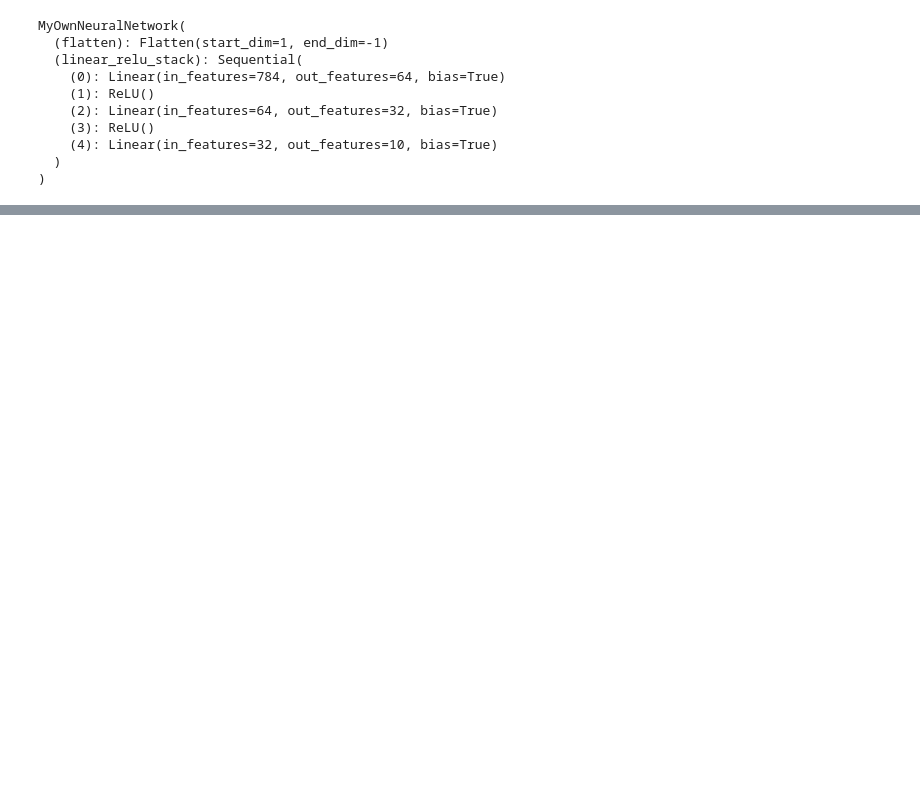
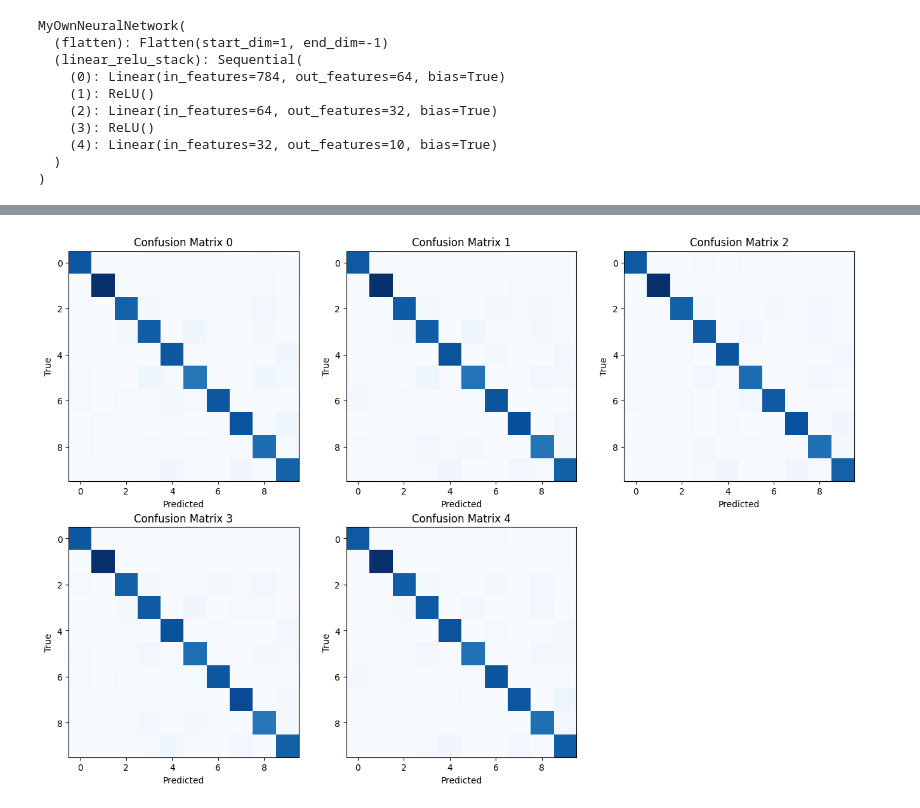
Before and after one commit to EthanSchmitt7/turbanet-capstone, a Jupyter notebook: comparisons/mnist/mnist.ipynb, the cells around one changed output, grey strips where cells are left out. Saved outputs shown, nothing was run; the diff lists cells and outputs as text; code cells hidden in the pictures; blank space fills up the shorter version.

```diff
--- a/comparisons/mnist/mnist.ipynb
+++ b/comparisons/mnist/mnist.ipynb
@@ -602,0 +734,24 @@ plt.show()
+# %%
+# Subplot of predictions vs ground truth (x by x)
+fig = plt.figure(figsize=(16, 16))
+
+# Shared axes
+for i in range(SWARM_SIZE):
+    ax = fig.add_subplot(
+        int(np.ceil(np.sqrt(SWARM_SIZE))), int(np.ceil(np.sqrt(SWARM_SIZE))), i + 1
+    )
+
+    # Confusion matrix
+    cm = confusion_matrix(
+        turba_y_true, turba_y_pred_models[i], labels=[0, 1, 2, 3, 4, 5, 6, 7, 8, 9]
+    )
+    ax.imshow(cm, interpolation="nearest", cmap=plt.cm.Blues)
+
+    # Labels
+    ax.set_title(f"Confusion Matrix {i}")
+    ax.set_xlabel("Predicted")
+    ax.set_ylabel("True")
+
+plt.show()
+# %% [output]
+[figure, added]
```
Also changed, not shown: parts of 64 cells of this notebook.
